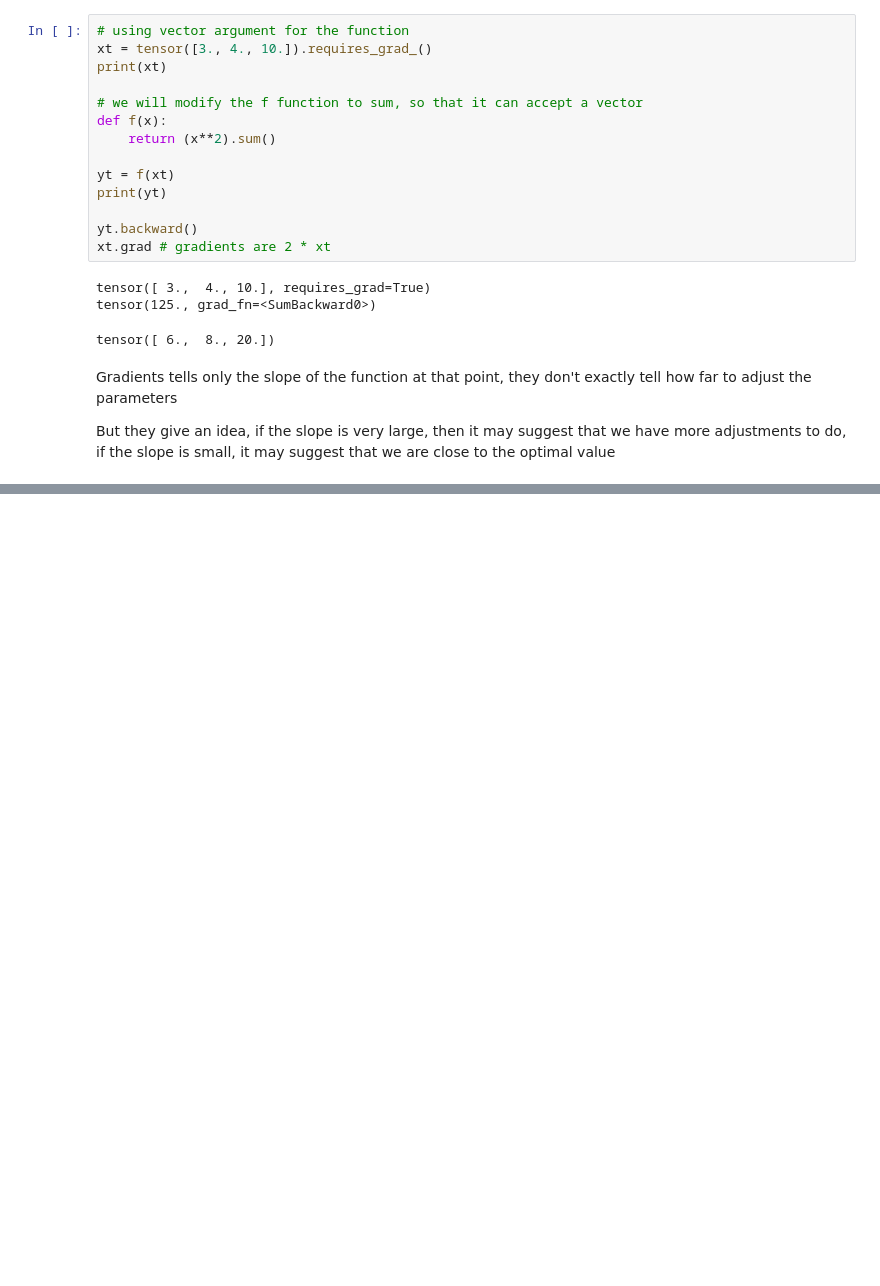
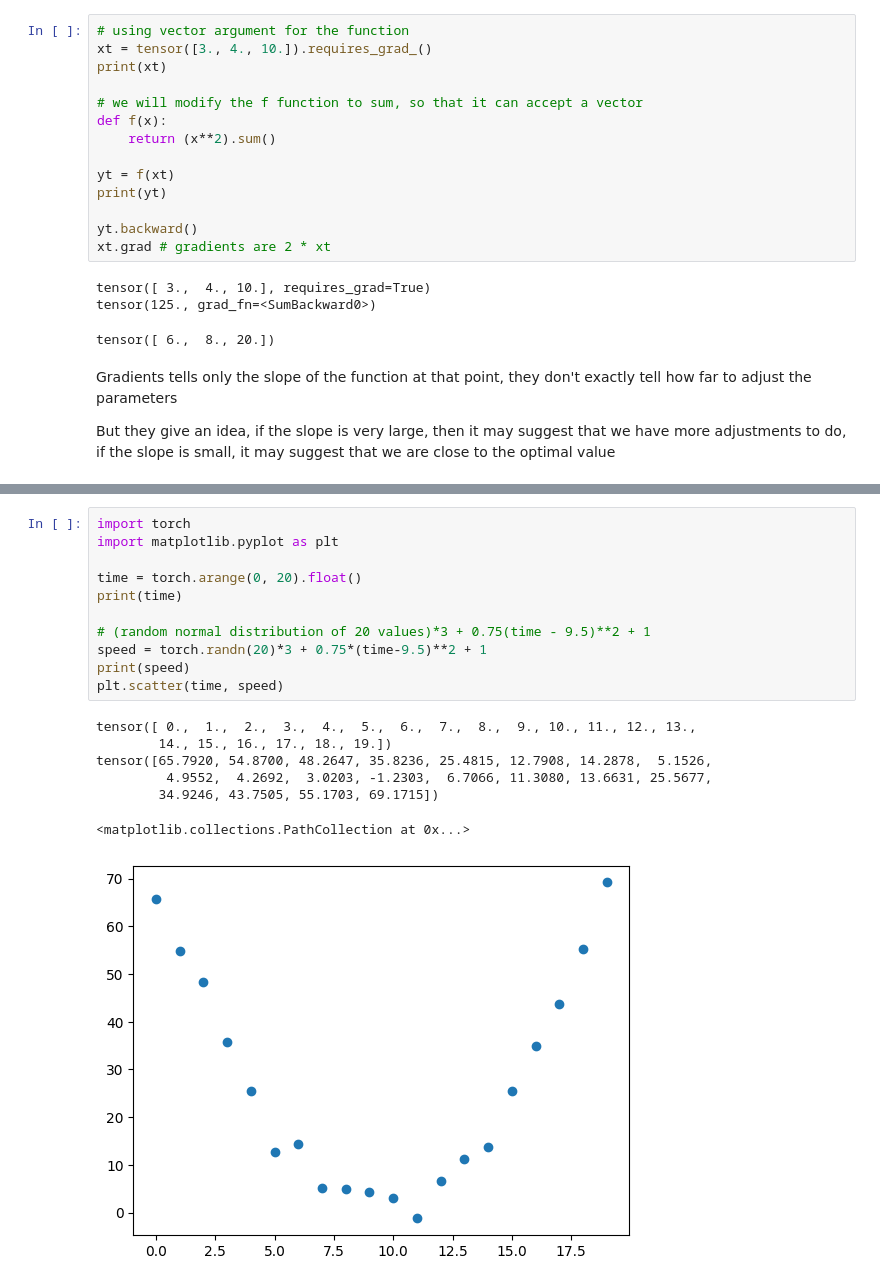
Before and after one commit to JeremyLoh/ml, a Jupyter notebook: fastai/book/chapter4/chapter4.ipynb, the cells around one changed output, grey strips where cells are left out. Drawn from its saved outputs; the diff is of its cells as text; blank space fills up the shorter version.

```diff
--- a/fastai/book/chapter4/chapter4.ipynb
+++ b/fastai/book/chapter4/chapter4.ipynb
@@ -696,0 +725,19 @@ if the slope is small, it may suggest that we are close to the optimal value
+# %%
+import torch
+import matplotlib.pyplot as plt
+
+time = torch.arange(0, 20).float()
+print(time)
+
+# (random normal distribution of 20 values)*3 + 0.75(time - 9.5)**2 + 1
+speed = torch.randn(20)*3 + 0.75*(time-9.5)**2 + 1
+print(speed)
+plt.scatter(time, speed)
+# %% [output]
+tensor([ 0.,  1.,  2.,  3.,  4.,  5.,  6.,  7.,  8.,  9., 10., 11., 12., 13.,
+        14., 15., 16., 17., 18., 19.])
+tensor([65.7920, 54.8700, 48.2647, 35.8236, 25.4815, 12.7908, 14.2878,  5.1526,
+         4.9552,  4.2692,  3.0203, -1.2303,  6.7066, 11.3080, 13.6631, 25.5677,
+        34.9246, 43.7505, 55.1703, 69.1715])
+<matplotlib.collections.PathCollection at 0x...>
+[figure, added]
```
Also changed, not shown: parts of 25 cells of this notebook.
